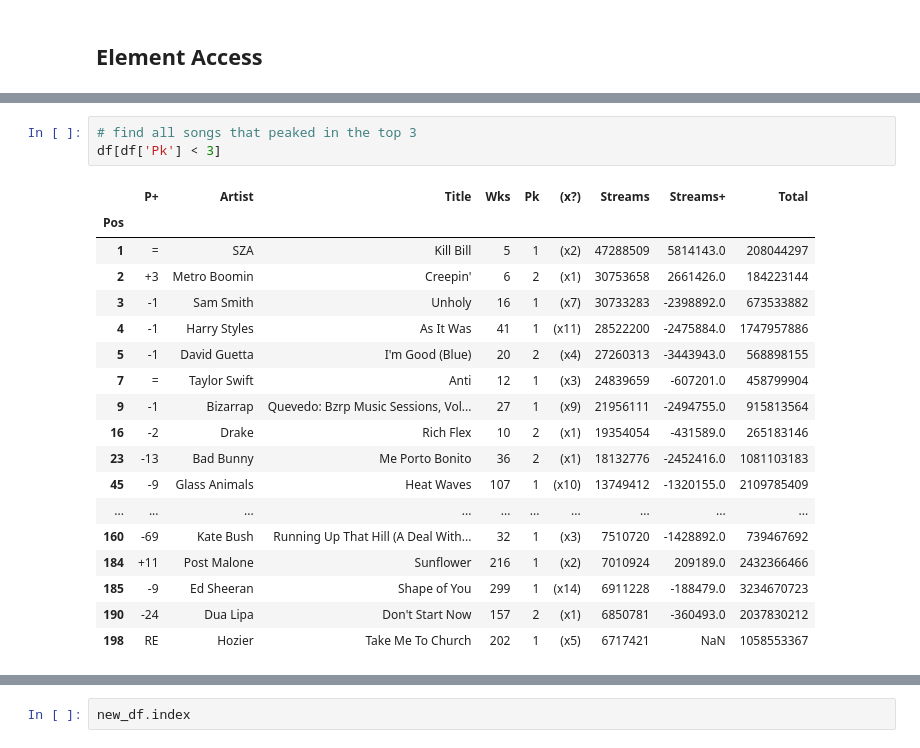
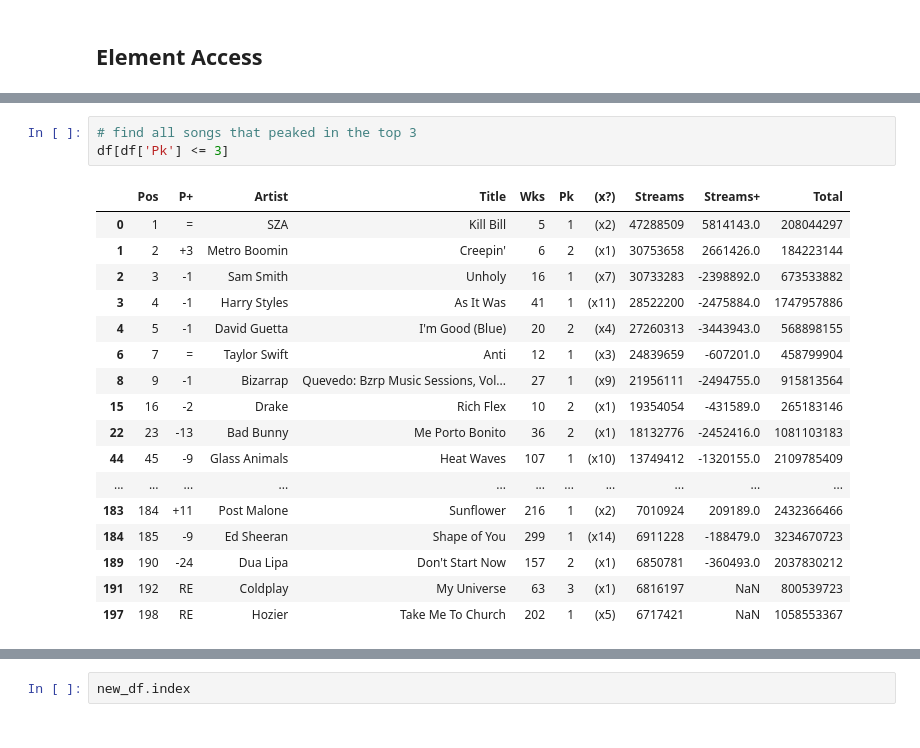
Before and after one commit to traders/Jupyter-Tutorial, a Jupyter notebook: Tutorial 1-23-2023_completed.ipynb, the cells around one changed output, grey strips where cells are left out. Cells and saved outputs as stored; diff of their text form.

```diff
--- a/Tutorial 1-23-2023_completed.ipynb
+++ b/Tutorial 1-23-2023_completed.ipynb
@@ -182,25 +181,24 @@ df[['Artist', 'Title', 'Streams']]
 # %%
 # find all songs that peaked in the top 3
-df[df['Pk'] < 3]
+df[df['Pk'] <= 3]
 # %% [output]
-|  | P+ | Artist | Title | Wks | Pk | (x?) | Streams | Streams+ | Total |
-| Pos |  |  |  |  |  |  |  |  |  |
-| 1 | = | SZA | Kill Bill | 5 | 1 | (x2) | 47288509 | 5814143.0 | 208044297 |
-| 2 | +3 | Metro Boomin | Creepin' | 6 | 2 | (x1) | 30753658 | 2661426.0 | 184223144 |
-| 3 | -1 | Sam Smith | Unholy | 16 | 1 | (x7) | 30733283 | -2398892.0 | 673533882 |
-| 4 | -1 | Harry Styles | As It Was | 41 | 1 | (x11) | 28522200 | -2475884.0 | 1747957886 |
-| 5 | -1 | David Guetta | I'm Good (Blue) | 20 | 2 | (x4) | 27260313 | -3443943.0 | 568898155 |
-| 7 | = | Taylor Swift | Anti | 12 | 1 | (x3) | 24839659 | -607201.0 | 458799904 |
-| 9 | -1 | Bizarrap | Quevedo: Bzrp Music Sessions, Vol... | 27 | 1 | (x9) | 21956111 | -2494755.0 | 915813564 |
-| 16 | -2 | Drake | Rich Flex | 10 | 2 | (x1) | 19354054 | -431589.0 | 265183146 |
-| 23 | -13 | Bad Bunny | Me Porto Bonito | 36 | 2 | (x1) | 18132776 | -2452416.0 | 1081103183 |
-| 45 | -9 | Glass Animals | Heat Waves | 107 | 1 | (x10) | 13749412 | -1320155.0 | 2109785409 |
-| ... | ... | ... | ... | ... | ... | ... | ... | ... | ... |
-| 160 | -69 | Kate Bush | Running Up That Hill (A Deal With... | 32 | 1 | (x3) | 7510720 | -1428892.0 | 739467692 |
-| 184 | +11 | Post Malone | Sunflower | 216 | 1 | (x2) | 7010924 | 209189.0 | 2432366466 |
-| 185 | -9 | Ed Sheeran | Shape of You | 299 | 1 | (x14) | 6911228 | -188479.0 | 3234670723 |
-| 190 | -24 | Dua Lipa | Don't Start Now | 157 | 2 | (x1) | 6850781 | -360493.0 | 2037830212 |
-| 198 | RE | Hozier | Take Me To Church | 202 | 1 | (x5) | 6717421 | NaN | 1058553367 |
+|  | Pos | P+ | Artist | Title | Wks | Pk | (x?) | Streams | Streams+ | Total |
+| 0 | 1 | = | SZA | Kill Bill | 5 | 1 | (x2) | 47288509 | 5814143.0 | 208044297 |
+| 1 | 2 | +3 | Metro Boomin | Creepin' | 6 | 2 | (x1) | 30753658 | 2661426.0 | 184223144 |
+| 2 | 3 | -1 | Sam Smith | Unholy | 16 | 1 | (x7) | 30733283 | -2398892.0 | 673533882 |
+| 3 | 4 | -1 | Harry Styles | As It Was | 41 | 1 | (x11) | 28522200 | -2475884.0 | 1747957886 |
+| 4 | 5 | -1 | David Guetta | I'm Good (Blue) | 20 | 2 | (x4) | 27260313 | -3443943.0 | 568898155 |
+| 6 | 7 | = | Taylor Swift | Anti | 12 | 1 | (x3) | 24839659 | -607201.0 | 458799904 |
+| 8 | 9 | -1 | Bizarrap | Quevedo: Bzrp Music Sessions, Vol... | 27 | 1 | (x9) | 21956111 | -2494755.0 | 915813564 |
+| 15 | 16 | -2 | Drake | Rich Flex | 10 | 2 | (x1) | 19354054 | -431589.0 | 265183146 |
+| 22 | 23 | -13 | Bad Bunny | Me Porto Bonito | 36 | 2 | (x1) | 18132776 | -2452416.0 | 1081103183 |
+| 44 | 45 | -9 | Glass Animals | Heat Waves | 107 | 1 | (x10) | 13749412 | -1320155.0 | 2109785409 |
+| ... | ... | ... | ... | ... | ... | ... | ... | ... | ... | ... |
+| 183 | 184 | +11 | Post Malone | Sunflower | 216 | 1 | (x2) | 7010924 | 209189.0 | 2432366466 |
+| 184 | 185 | -9 | Ed Sheeran | Shape of You | 299 | 1 | (x14) | 6911228 | -188479.0 | 3234670723 |
+| 189 | 190 | -24 | Dua Lipa | Don't Start Now | 157 | 2 | (x1) | 6850781 | -360493.0 | 2037830212 |
+| 191 | 192 | RE | Coldplay | My Universe | 63 | 3 | (x1) | 6816197 | NaN | 800539723 |
+| 197 | 198 | RE | Hozier | Take Me To Church | 202 | 1 | (x5) | 6717421 | NaN | 1058553367 |
 # %%
 # access values by index and column label
 df.loc[150, 'Title']
```
Also changed, not shown: parts of 23 cells of this notebook.
